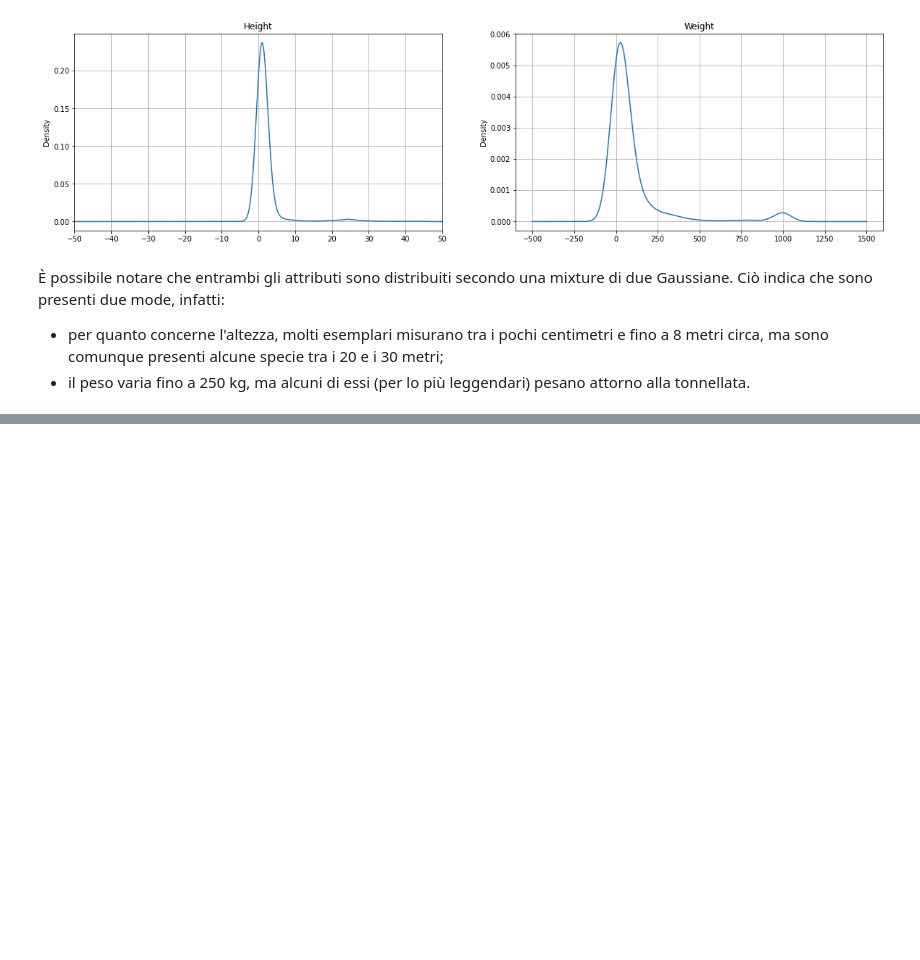
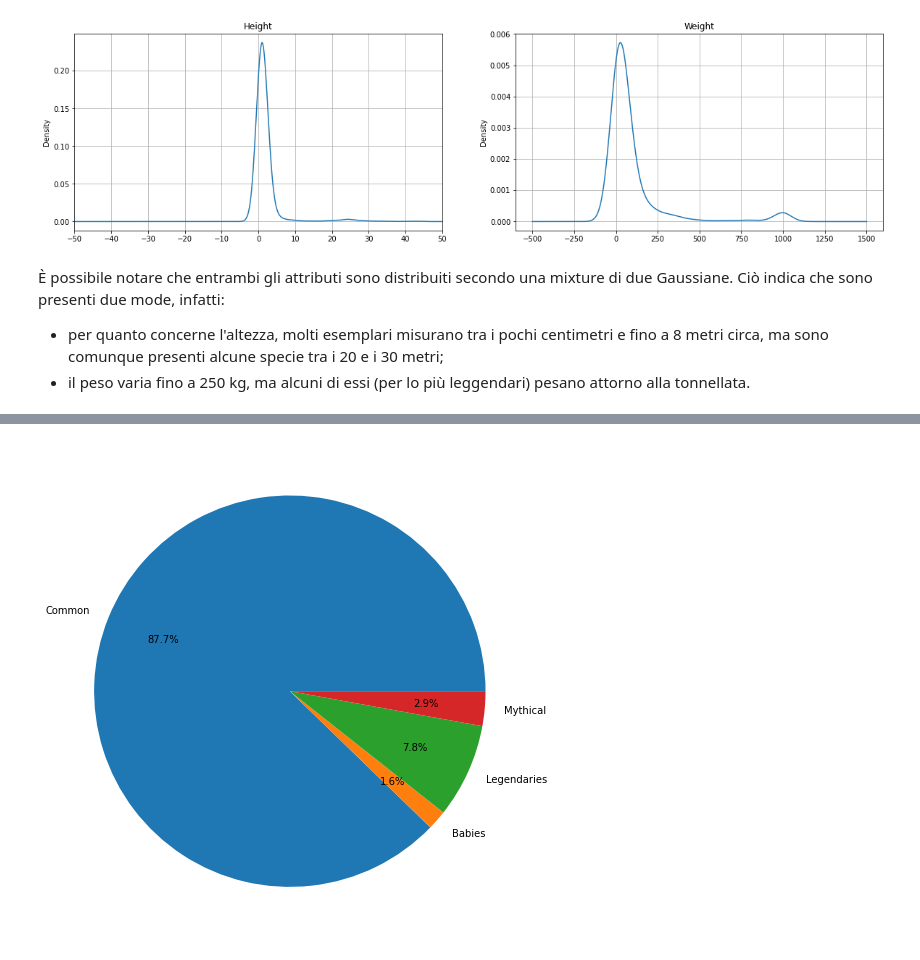
Before and after one commit to nebuchadneZZar01/DA_project, a Jupyter notebook: pokebook.ipynb, the cells around one changed output, grey strips where cells are left out. Drawn from its saved outputs; the diff is of its cells as text; code cells hidden in the pictures; blank space fills up the shorter version.

Commit message:
Added sub-sample analysis (leg, myth, baby, common)

```diff
--- a/pokebook.ipynb
+++ b/pokebook.ipynb
@@ -335,0 +344,15 @@ Altre colonne verranno discusse in seguito, nelle successive fasi dell'analisi.
+# %%
+legendaries = len(pokedex[pokedex['legendary']==True])
+mythical = len(pokedex[pokedex['mythical']==True])
+babies = len(pokedex[pokedex['baby_pokemon']==True])
+
+common = len(pokedex) - legendaries - mythical - babies
+
+pkmn_sub = [common, babies, legendaries, mythical]
+labels = ['Common', 'Babies', 'Legendaries', 'Mythical']
+
+plt.figure(figsize=(15,9))
+plt.pie(pkmn_sub, autopct='%1.1f%%', pctdistance=0.7, labeldistance=1.1, labels=labels)
+plt.show()
+# %% [output]
+[figure, added]
```
Also changed, not shown: parts of 20 cells of this notebook.
